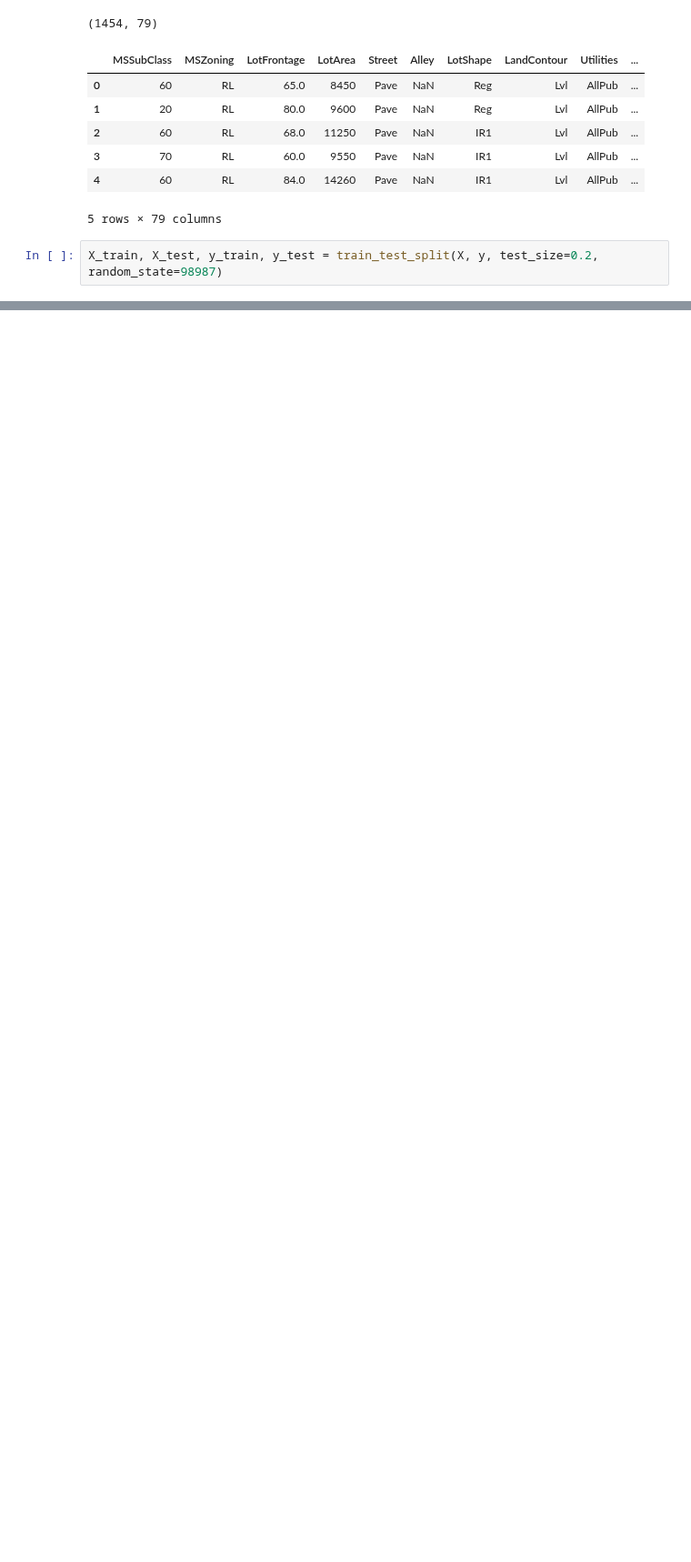
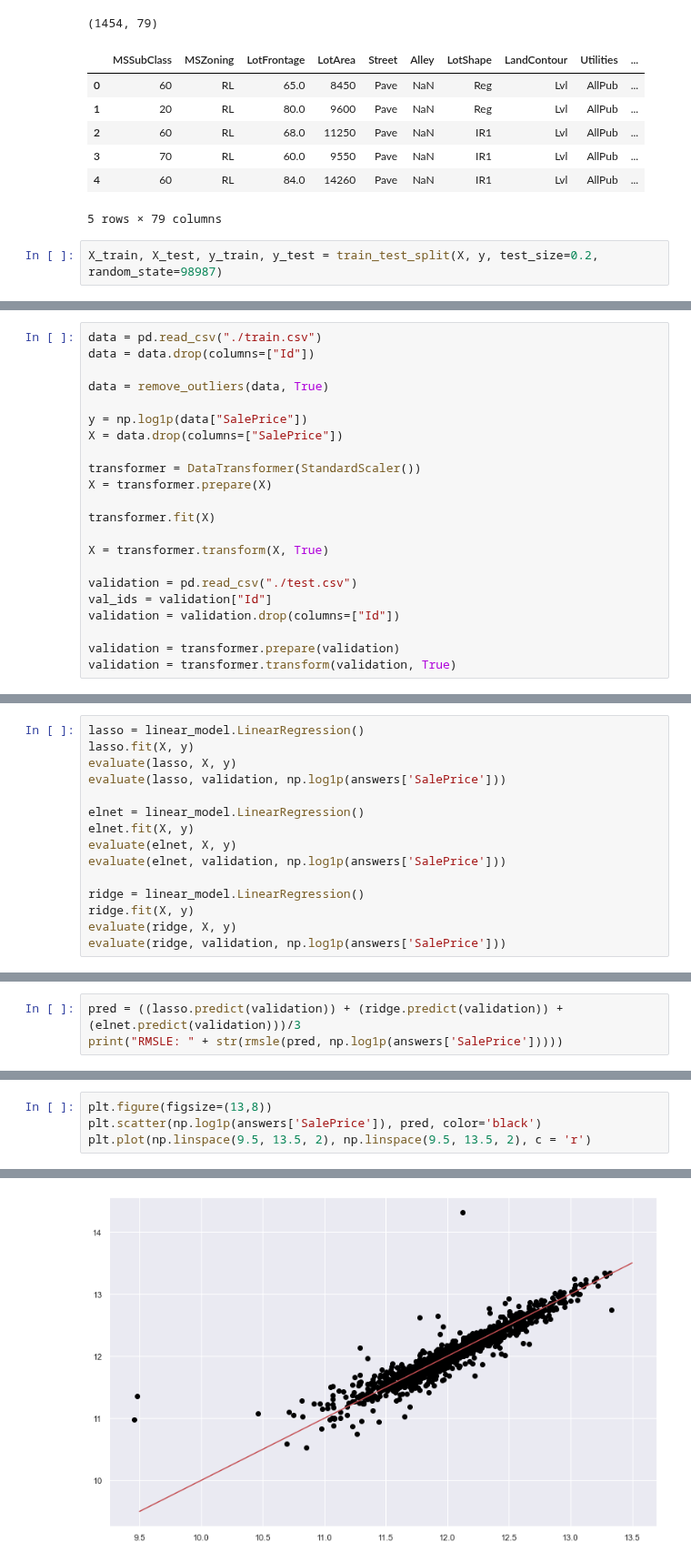
Before and after one commit to Altair200333/ML_tasks, a Jupyter notebook: task4/blended_submit.ipynb, the cells around one changed output, grey strips where cells are left out. Shown at 91% size. Saved outputs shown, nothing was run; the diff lists cells and outputs as text; blank space fills up the shorter version.

Commit message:
linear

```diff
--- a/task4/blended_submit.ipynb
+++ b/task4/blended_submit.ipynb
@@ -444,0 +168,22 @@ RMSLE: 0.1333949585272273
+# %%
+data = pd.read_csv("./train.csv")
+data = data.drop(columns=["Id"])
+
+data = remove_outliers(data, True)
+
+y = np.log1p(data["SalePrice"])
+X = data.drop(columns=["SalePrice"])
+
+transformer = DataTransformer(StandardScaler())
+X = transformer.prepare(X)
+
+transformer.fit(X)
+
+X = transformer.transform(X, True)
+
+validation = pd.read_csv("./test.csv")
+val_ids = validation["Id"]
+validation = validation.drop(columns=["Id"])
+
+validation = transformer.prepare(validation)
+validation = transformer.transform(validation, True)
@@ -444,0 +194,15 @@ RMSLE: 0.1333949585272273
+# %%
+lasso = linear_model.LinearRegression()
+lasso.fit(X, y)
+evaluate(lasso, X, y)
+evaluate(lasso, validation, np.log1p(answers['SalePrice']))
+
+elnet = linear_model.LinearRegression()
+elnet.fit(X, y)
+evaluate(elnet, X, y)
+evaluate(elnet, validation, np.log1p(answers['SalePrice']))
+
+ridge = linear_model.LinearRegression()
+ridge.fit(X, y)
+evaluate(ridge, X, y)
+evaluate(ridge, validation, np.log1p(answers['SalePrice']))
@@ -444,0 +216,3 @@ RMSLE: 0.1333949585272273
+# %%
+pred = ((lasso.predict(validation)) + (ridge.predict(validation)) + (elnet.predict(validation)))/3
+print("RMSLE: " + str(rmsle(pred, np.log1p(answers['SalePrice']))))
@@ -444,0 +221,5 @@ RMSLE: 0.1333949585272273
+# %%
+plt.figure(figsize=(13,8))
+plt.scatter(np.log1p(answers['SalePrice']), pred, color='black')
+plt.plot(np.linspace(9.5, 13.5, 2), np.linspace(9.5, 13.5, 2), c = 'r')
+# %% [output]
@@ -444,0 +227 @@ RMSLE: 0.1333949585272273
+[figure, added]
```
Also changed, not shown: parts of 52 cells of this notebook, 4 other files.
